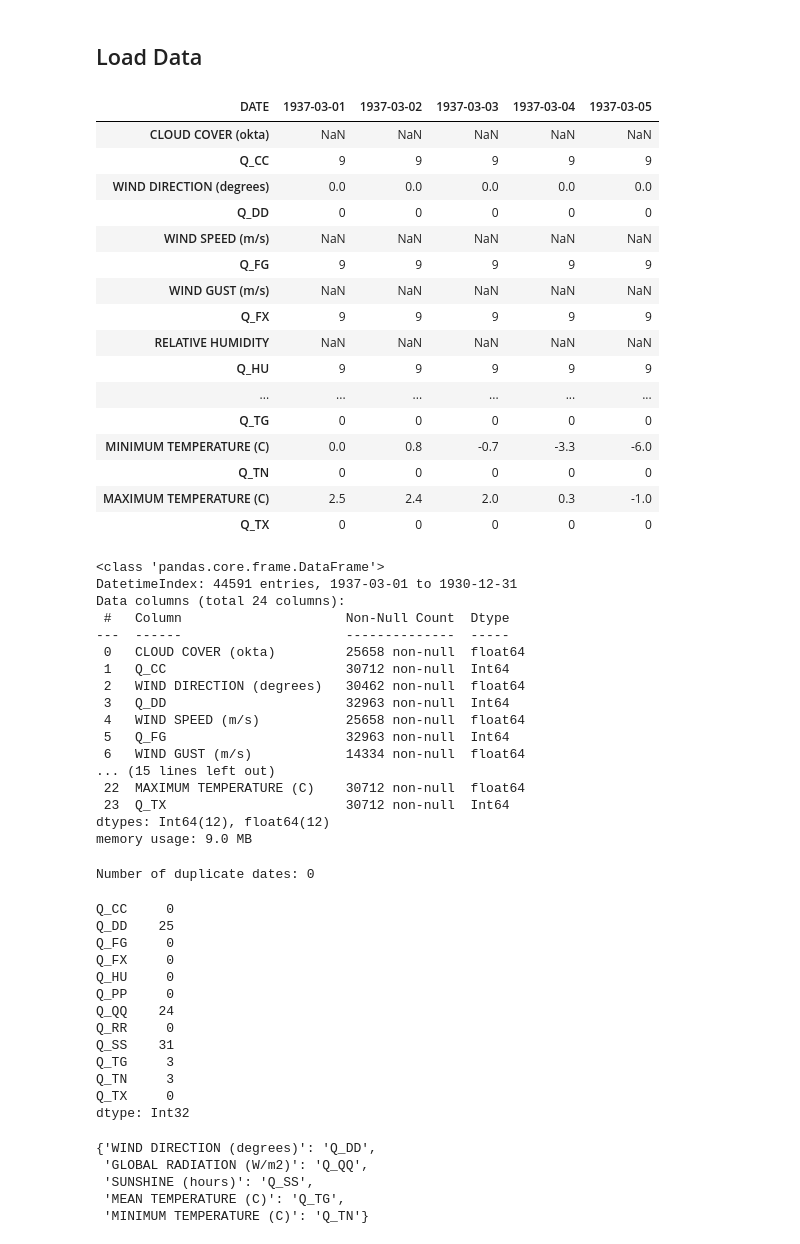
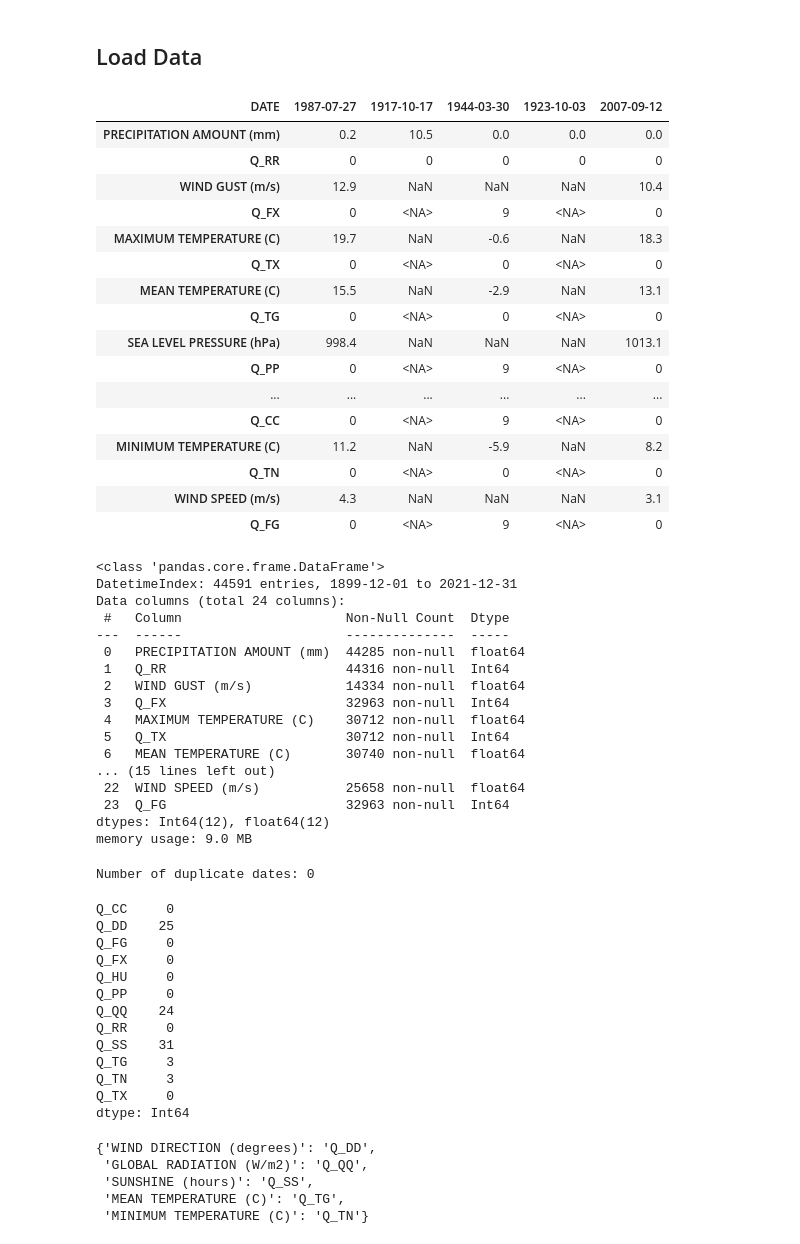
Before and after one commit to ali-ahmar/owf, a Jupyter notebook: notebooks/owf.Feature_Engineering.01.ipynb, the cells around one changed output. Cells and saved outputs as stored; diff of their text form; code cells hidden in the pictures.

```diff
--- a/notebooks/owf.Feature_Engineering.01.ipynb
+++ b/notebooks/owf.Feature_Engineering.01.ipynb
@@ -15,45 +33,45 @@ warnings.filterwarnings('ignore', category=FutureWarning)
 # %% [markdown]
 <H2>Load Data</H2>
 # %%
-data = pd.read_parquet('..\data\owf.Extract.01.parquet')
+data = pd.read_parquet('../data/owf.Extract.01.parquet')
 # %%
-data.head().T
+data.sample(5).T
 # %% [output]
-| DATE | 1937-03-01 | 1937-03-02 | 1937-03-03 | 1937-03-04 | 1937-03-05 |
-| CLOUD COVER (okta) | NaN | NaN | NaN | NaN | NaN |
-| Q_CC | 9 | 9 | 9 | 9 | 9 |
-| WIND DIRECTION (degrees) | 0.0 | 0.0 | 0.0 | 0.0 | 0.0 |
-| Q_DD | 0 | 0 | 0 | 0 | 0 |
-| WIND SPEED (m/s) | NaN | NaN | NaN | NaN | NaN |
-| Q_FG | 9 | 9 | 9 | 9 | 9 |
-| WIND GUST (m/s) | NaN | NaN | NaN | NaN | NaN |
-| Q_FX | 9 | 9 | 9 | 9 | 9 |
-| RELATIVE HUMIDITY | NaN | NaN | NaN | NaN | NaN |
-| Q_HU | 9 | 9 | 9 | 9 | 9 |
+| DATE | 1987-07-27 | 1917-10-17 | 1944-03-30 | 1923-10-03 | 2007-09-12 |
+| PRECIPITATION AMOUNT (mm) | 0.2 | 10.5 | 0.0 | 0.0 | 0.0 |
+| Q_RR | 0 | 0 | 0 | 0 | 0 |
+| WIND GUST (m/s) | 12.9 | NaN | NaN | NaN | 10.4 |
+| Q_FX | 0 | <NA> | 9 | <NA> | 0 |
+| MAXIMUM TEMPERATURE (C) | 19.7 | NaN | -0.6 | NaN | 18.3 |
+| Q_TX | 0 | <NA> | 0 | <NA> | 0 |
+| MEAN TEMPERATURE (C) | 15.5 | NaN | -2.9 | NaN | 13.1 |
+| Q_TG | 0 | <NA> | 0 | <NA> | 0 |
+| SEA LEVEL PRESSURE (hPa) | 998.4 | NaN | NaN | NaN | 1013.1 |
+| Q_PP | 0 | <NA> | 9 | <NA> | 0 |
 | ... | ... | ... | ... | ... | ... |
-| Q_TG | 0 | 0 | 0 | 0 | 0 |
-| MINIMUM TEMPERATURE (C) | 0.0 | 0.8 | -0.7 | -3.3 | -6.0 |
-| Q_TN | 0 | 0 | 0 | 0 | 0 |
-| MAXIMUM TEMPERATURE (C) | 2.5 | 2.4 | 2.0 | 0.3 | -1.0 |
-| Q_TX | 0 | 0 | 0 | 0 | 0 |
+| Q_CC | 0 | <NA> | 9 | <NA> | 0 |
+| MINIMUM TEMPERATURE (C) | 11.2 | NaN | -5.9 | NaN | 8.2 |
+| Q_TN | 0 | <NA> | 0 | <NA> | 0 |
+| WIND SPEED (m/s) | 4.3 | NaN | NaN | NaN | 3.1 |
+| Q_FG | 0 | <NA> | 9 | <NA> | 0 |
 # %%
 data.info()
 # %% [output]
 <class 'pandas.core.frame.DataFrame'>
-DatetimeIndex: 44591 entries, 1937-03-01 to 1930-12-31
+DatetimeIndex: 44591 entries, 1899-12-01 to 2021-12-31
 Data columns (total 24 columns):
  #   Column                     Non-Null Count  Dtype
 ---  ------                     --------------  -----
- 0   CLOUD COVER (okta)         25658 non-null  float64
- 1   Q_CC                       30712 non-null  Int64
- 2   WIND DIRECTION (degrees)   30462 non-null  float64
- 3   Q_DD                       32963 non-null  Int64
- 4   WIND SPEED (m/s)           25658 non-null  float64
- 5   Q_FG                       32963 non-null  Int64
- 6   WIND GUST (m/s)            14334 non-null  float64
+ 0   PRECIPITATION AMOUNT (mm)  44285 non-null  float64
+ 1   Q_RR                       44316 non-null  Int64
+ 2   WIND GUST (m/s)            14334 non-null  float64
+ 3   Q_FX                       32963 non-null  Int64
+ 4   MAXIMUM TEMPERATURE (C)    30712 non-null  float64
+ 5   Q_TX                       30712 non-null  Int64
+ 6   MEAN TEMPERATURE (C)       30740 non-null  float64
 ... (15 lines left out)
- 22  MAXIMUM TEMPERATURE (C)    30712 non-null  float64
- 23  Q_TX                       30712 non-null  Int64
+ 22  WIND SPEED (m/s)           25658 non-null  float64
+ 23  Q_FG                       32963 non-null  Int64
 dtypes: Int64(12), float64(12)
 memory usage: 9.0 MB
 # %%
@@ -88,7 +106,7 @@ Q_SS    31
 Q_TG     3
 Q_TN     3
 Q_TX     0
-dtype: Int32
+dtype: Int64
 # %%
 suspected = {key : value for key, value in qi.items() if (data[value]==1).sum(axis=0) != 0}
 suspected
```
Also changed, not shown: parts of 19 cells of this notebook, 1 other file.
